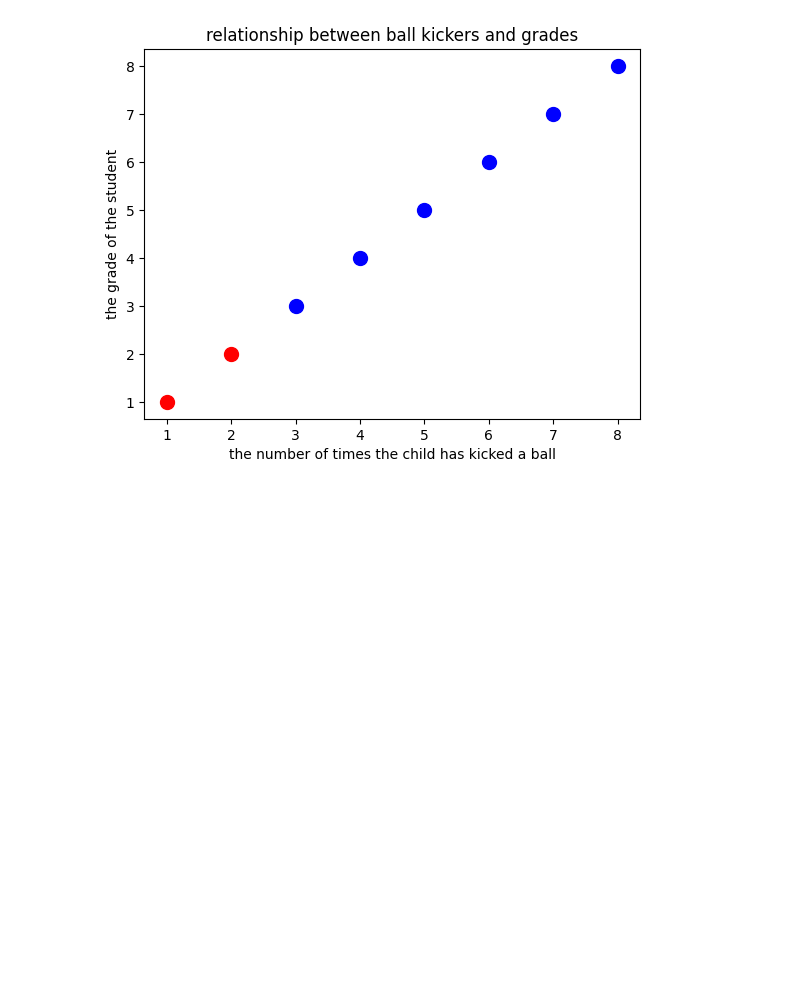
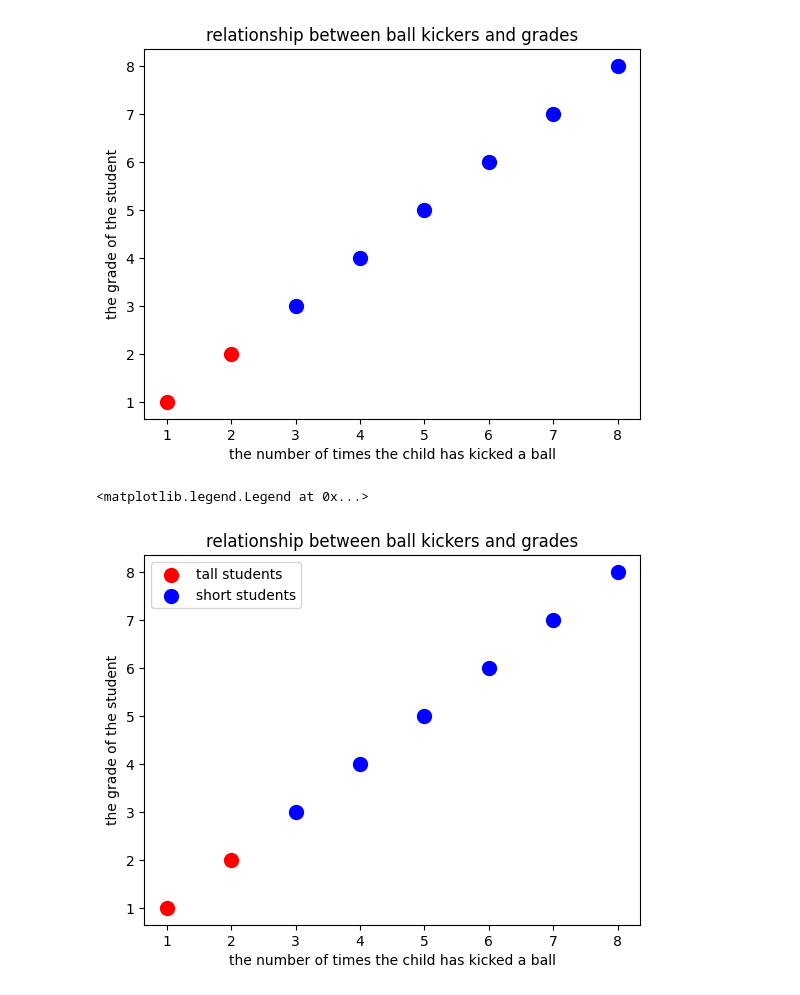
Before and after one commit to Zainab-Ayoub/dataScienceProblems, a Jupyter notebook: scatterplots.ipynb, the cells around one changed output. Drawn from its saved outputs; the diff is of its cells as text; code cells hidden in the pictures; blank space fills up the shorter version.

Commit message:
legend

```diff
--- a/scatterplots.ipynb
+++ b/scatterplots.ipynb
@@ -54,3 +54,17 @@ plt.title('relationship between ball kickers and grades')
 # %% [output]
 Text(0.5, 1.0, 'relationship between ball kickers and grades')
 [figure]
+# %%
+plt.figure()
+
+plt.scatter(x[:2], y[:2], s=100, c='red', label='tall students')
+plt.scatter(x[2:], y[2:], s=100, c='blue', label='short students')
+
+plt.xlabel('the number of times the child has kicked a ball')
+plt.ylabel('the grade of the student')
+
+plt.title('relationship between ball kickers and grades')
+plt.legend()
+# %% [output]
+<matplotlib.legend.Legend at 0x...>
+[figure, added]
```
